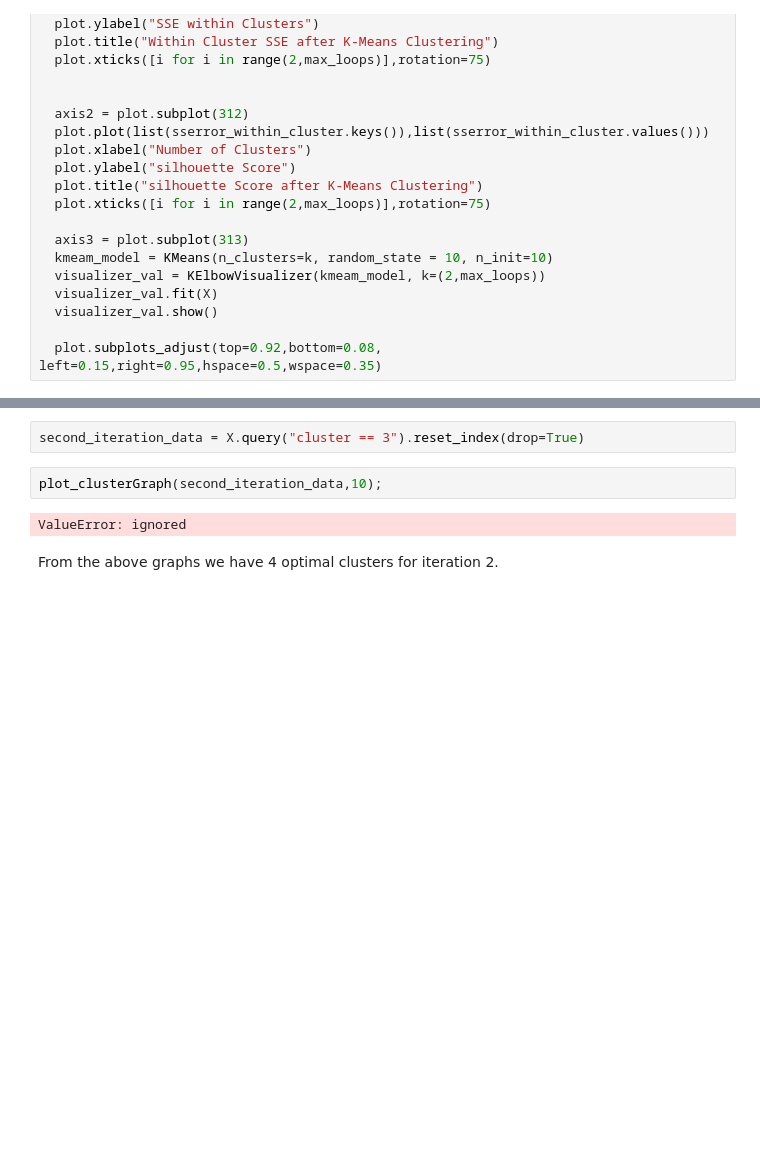
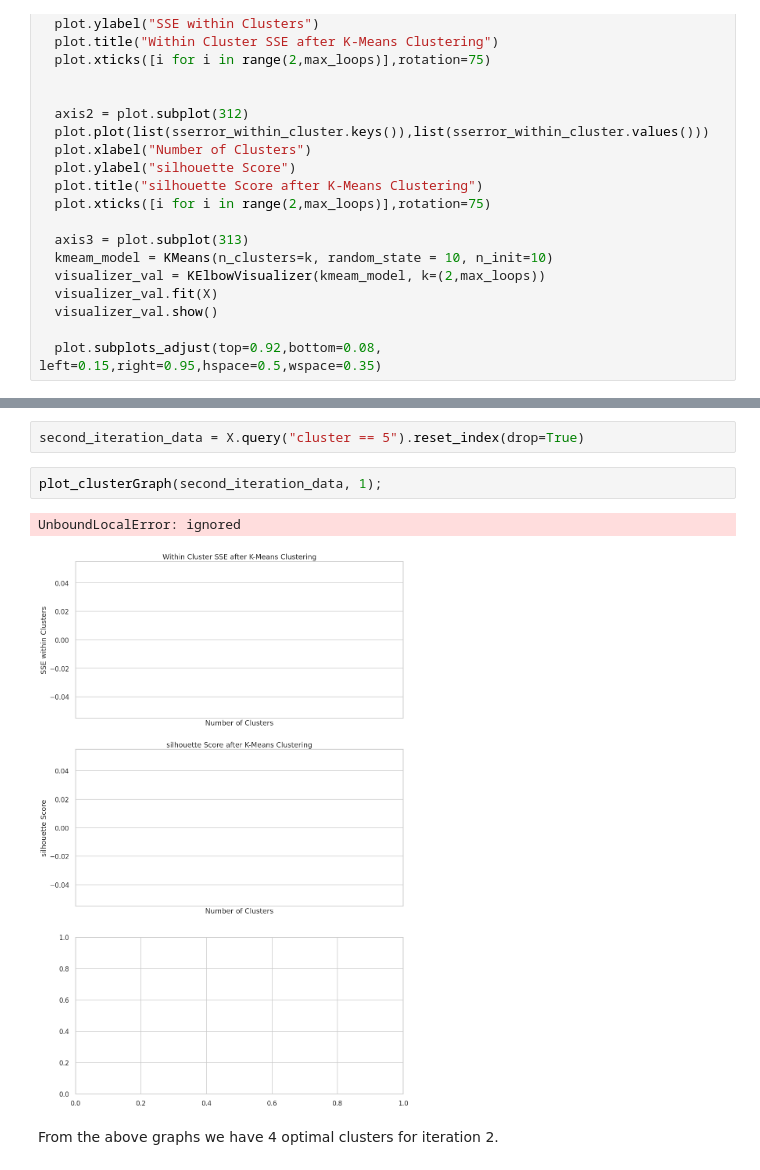
Before and after one commit to Karishma-Kuria/ML-Assignment3-Fractal-Clustering, a Jupyter notebook: ML_Assisnment3_Fractal_Clustering.ipynb, the cells around one changed output, grey strips where cells are left out. Cells and saved outputs as stored; diff of their text form; blank space fills up the shorter version.

```diff
--- a/ML_Assisnment3_Fractal_Clustering.ipynb
+++ b/ML_Assisnment3_Fractal_Clustering.ipynb
@@ -835,9 +859,10 @@ plot_kmean(X)
 # %%
-second_iteration_data = X.query("cluster == 3").reset_index(drop=True)
+second_iteration_data = X.query("cluster == 5").reset_index(drop=True)
 # %%
-plot_clusterGraph(second_iteration_data,10);
+plot_clusterGraph(second_iteration_data, 1);
 # %% [output]
-ValueError: ignored
+UnboundLocalError: ignored
+[figure, added]
 # %% [markdown]
 From the above graphs we have 4 optimal clusters for iteration 2.
 # %%
```
Also changed, not shown: parts of 32 cells of this notebook.
